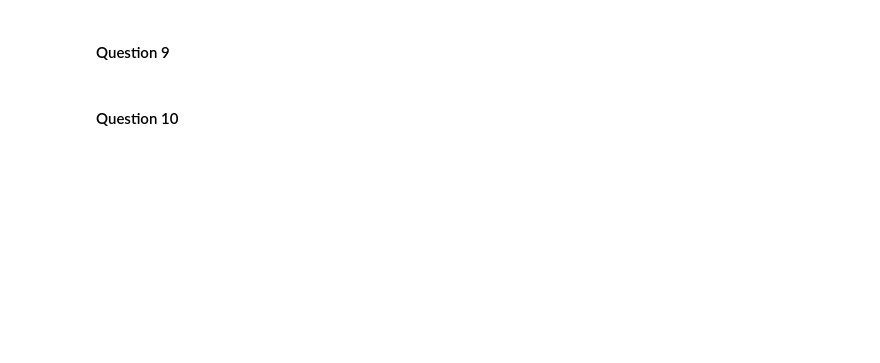
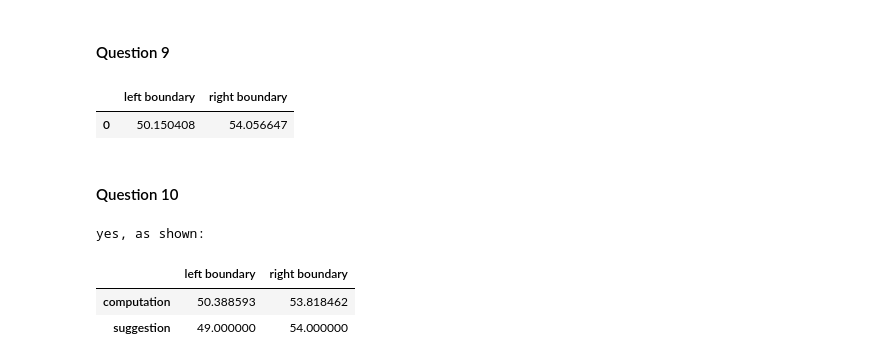
Before and after one commit to IshayM-git/assignment1_322815341_212362594, a Jupyter notebook: assignment1-task2.ipynb, the cells around one changed output. Drawn from its saved outputs; the diff is of its cells as text; code cells hidden in the pictures; blank space fills up the shorter version.

```diff
--- a/assignment1-task2.ipynb
+++ b/assignment1-task2.ipynb
@@ -267,8 +267,50 @@ result_q8
 # %%
 ### compute confidence interval of 90% for the true population mean of a book price on Amazon
 ### report left and right boundaries
+
+z_score = 1.64     # according to z table
+
+prices_no_empty = df['price'].dropna()
+sample_mean = prices_no_empty.mean()
+
+se = prices_no_empty.std() / np.sqrt(len(prices_no_empty))    # according to formula
+
+left_boundary = sample_mean - (z_score * se)
+right_boundary = sample_mean + (z_score * se)
+
+result_q9 = pd.DataFrame({
+                            'left boundary': [left_boundary],
+                            'right boundary': [right_boundary]
+                         })
+result_q9
+# %% [output]
+|  | left boundary | right boundary |
+| 0 | 50.150408 | 54.056647 |
 # %% [markdown]
 #### Question 10
 # %%
 ### can one say with 85% confidence that the true population mean of a book price resides within the [49.0, 54.0] interval?
 ### show your computations, and print your answer: yes or no
+
+z_score = 1.44     # according to z table
+
+prices_no_empty = df['price'].dropna()
+sample_mean = prices_no_empty.mean()
+
+se = prices_no_empty.std() / np.sqrt(len(prices_no_empty))    # according to formula
+
+left_boundary = sample_mean - (z_score * se)
+right_boundary = sample_mean + (z_score * se)
+
+result_q10 = pd.DataFrame({
+                            'left boundary': [left_boundary, 49.0],
+                            'right boundary': [right_boundary, 54.0]
+                         })
+print('yes, as shown:\n')
+result_q10.index = ['computation', 'suggestion']
+result_q10
+# %% [output]
+yes, as shown:
+|  | left boundary | right boundary |
+| computation | 50.388593 | 53.818462 |
+| suggestion | 49.000000 | 54.000000 |
```
Also changed, not shown: parts of 1 cell of this notebook.
